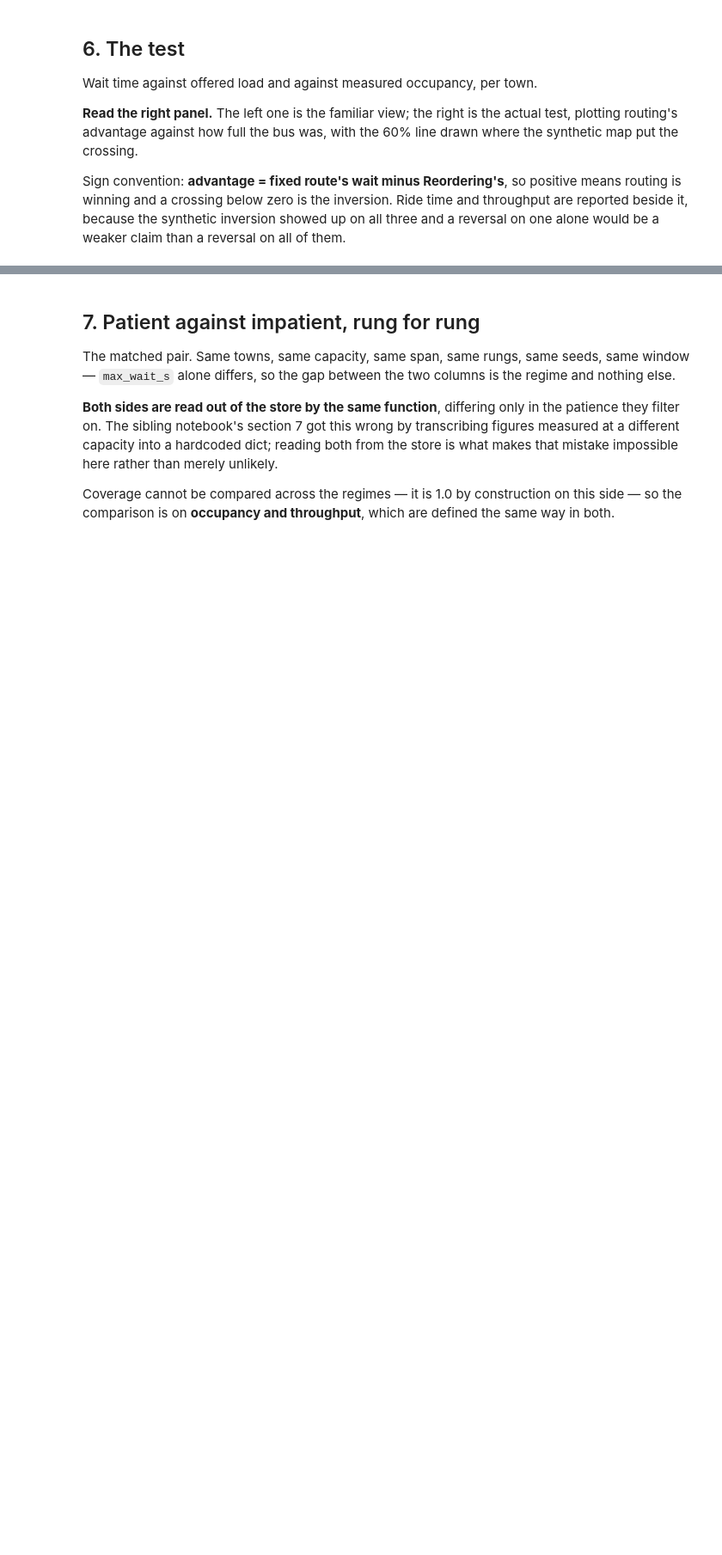
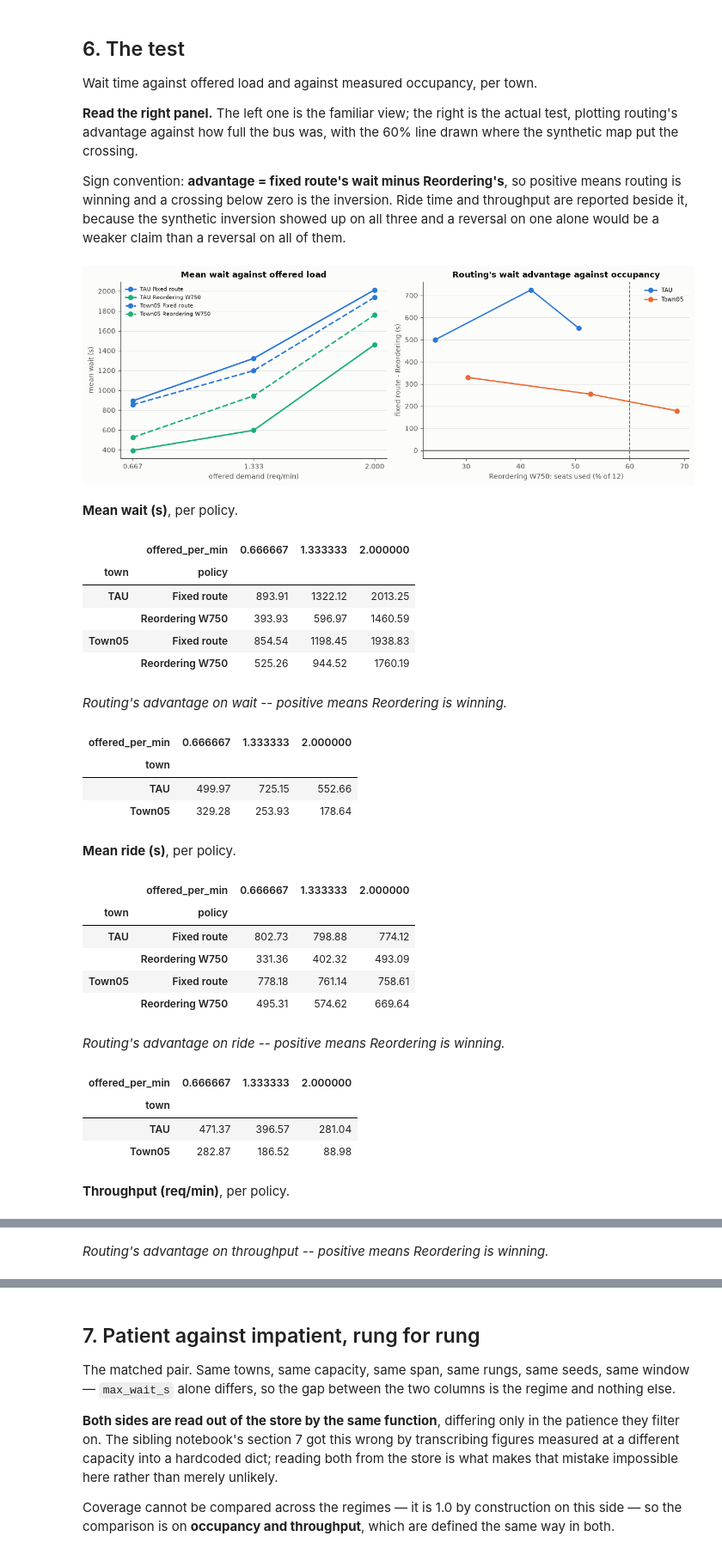
Before and after one commit to 3-kids-wearing-a-trenchcoat/autobus, a Jupyter notebook: notebooks/carla-sustained-load-patient.ipynb, the cells around one changed output, grey strips where cells are left out. Shown at 86% size. Drawn from its saved outputs; the diff is of its cells as text; code cells hidden in the pictures; blank space fills up the shorter version.

```diff
--- a/notebooks/carla-sustained-load-patient.ipynb
+++ b/notebooks/carla-sustained-load-patient.ipynb
@@ -102,6 +102,14 @@ PATIENCE = None
 # written inline so the two store filters cannot drift apart.
 IMPATIENT_PATIENCE = 750.0
 
+# Steering is versioned because it changes how long a leg takes. Named here
+# rather than written inline so the world this sweep records under and the
+# filter that reads it back cannot drift apart -- and so section 7 can ask
+# for a different one. NOTE: the impatient sibling's runs were recorded
+# under v1 and its notebook was bumped to v2 afterwards, so its declared tag
+# is not the tag its runs carry. Section 7 discovers the tag from the store.
+STEERING = "direct-drive-v2"
+
 # --- The runaway guard ---------------------------------------------------
 # Cut from the sibling's 40,000 s. With no give-up the drain after demand
 # stops is bounded only by this number, and a trial that cannot finish
@@ -249,7 +257,8 @@ plt.rcParams.update({
 })
 
 POLICY_COLOUR = {"Fixed route": SERIES[0], "Reordering W750": SERIES[2]}
-POLICY_LABELS = ["Fixed route", "Reordering W750"]
+BASELINE, CONTENDER = "Fixed route", "Reordering W750"
+POLICY_LABELS = [BASELINE, CONTENDER]
 POLICIES = [
     ("Fixed route", lambda g: FixedRoutePolicy(g)),
     ("Reordering W750",
@@ -374,7 +383,7 @@ def world_for(town: str, provider: CarlaMapProvider) -> dict:
         "no_rendering": True, "blueprint": "vehicle.volkswagen.t2_2021",
         "traffic_efficiency": provider.traffic_efficiency(),
         "speed_limits": speed_limit_tag(town),
-        "steering": "direct-drive-v2",
+        "steering": STEERING,
         "routing": "time-lane-change-v1",
     }
 
@@ -499,7 +494,8 @@ WARNING: No InMemoryMap cache found. Setting up local map. This may take a while
 # %% [markdown]
 ## 3. Collect
 # %%
-def collect(patience: float | None) -> pd.DataFrame:
+def collect(patience: float | None,
+            steering: str = STEERING) -> pd.DataFrame:
     """
     Read back every run belonging to one regime of this sweep.
 
@@ -510,6 +506,10 @@ def collect(patience: float | None) -> pd.DataFrame:
 
     :param patience: ``max_wait_s`` the runs were filed under: ``None`` for
         this notebook's patient runs, 750.0 for the impatient sibling's.
+    :param steering: Steering tag the runs were recorded under. Not
+        assumed to match this notebook's: runs are stamped with the tag
+        that was current when they ran, not the one their notebook
+        declares today.
     :return: One row per run.
     """
     records = [
@@ -519,7 +519,7 @@ def collect(patience: float | None) -> pd.DataFrame:
         and r.identity.world.get("npc_vehicles") == NPC_VEHICLES
         and r.identity.world.get("speed_limits") == speed_limit_tag(
             r.identity.world.get("town"))
-        and r.identity.world.get("steering") == "direct-drive-v2"
+        and r.identity.world.get("steering") == steering
         and r.identity.world.get("routing") == "time-lane-change-v1"
         and r.identity.trial.get("capacity") == CAPACITY
         and r.identity.trial.get("max_wait_s") == patience
@@ -741,11 +824,14 @@ def advantage(runs: pd.DataFrame, column: str,
     if not lower_is_better:
         gap = -gap
     out = gap.rename("advantage").reset_index()
-    # Occupancy of the busier arm at each rung: the inversion is about how
-    # full the bus is, and averaging both arms would blur a difference that
-    # is itself part of the story.
-    seats = saturation(runs).groupby(["town", "offered_per_min"])[
-        "seats_used"].max().rename("seats_used").reset_index()
+    # The CONTENDER's occupancy, not the busiest arm's. The hypothesis is
+    # about an insertion policy that cannot perform the plan it made
+    # because it is full, so its own occupancy is the axis. Taking a max
+    # over arms plots fixed route's occupancy here, which in this regime is
+    # the higher of the two and belongs to the policy not under test.
+    seats = saturation(runs)
+    seats = seats[seats["policy"] == CONTENDER][
+        ["town", "offered_per_min", "seats_used"]]
     return out.merge(seats, on=["town", "offered_per_min"])
 
 
@@ -777,31 +863,58 @@ else:
     axes[0].set_ylabel("mean wait (s)")
     axes[0].set_xticks(sorted(valid["offered_per_min"].unique()))
     axes[0].grid(axis="y")
     axes[0].set_axisbelow(True)
     axes[0].legend(fontsize=7)
 
     axes[1].axhline(0, lw=1.1, color=INK_SOFT)
     axes[1].axvline(INVERSION_OCCUPANCY, ls="--", lw=1.1, color=INK_SOFT)
     axes[1].set_title("Routing's wait advantage against occupancy")
-    axes[1].set_xlabel(f"seats used (% of {CAPACITY})")
+    axes[1].set_xlabel(f"{CONTENDER}: seats used (% of {CAPACITY})")
     axes[1].set_ylabel("fixed route - Reordering (s)")
     axes[1].grid(axis="y")
     axes[1].set_axisbelow(True)
     axes[1].legend(fontsize=8)
     figure.tight_layout()
     plt.show()
 
     for column, label, lower in (("wait", "Mean wait (s)", True),
                                  ("ride", "Mean ride (s)", True),
                                  ("throughput", "Throughput (req/min)",
                                   False)):
         display(Markdown(f"**{label}**, per policy."))
         display(valid.pivot_table(index=["town", "policy"],
                                   columns="offered_per_min",
                                   values=column).round(2))
         gap = advantage(valid, column, lower_is_better=lower)
         display(Markdown(
             f"_Routing's advantage on {column} -- positive means "
             "Reordering is winning._"))
         display(gap.pivot_table(index="town", columns="offered_per_min",
                                 values="advantage").round(2))
+# %% [output]
+[figure, added]
+**Mean wait (s)**, per policy.
+|  | offered_per_min | 0.666667 | 1.333333 | 2.000000 |
+| town | policy |  |  |  |
+| TAU | Fixed route | 893.91 | 1322.12 | 2013.25 |
+|  | Reordering W750 | 393.93 | 596.97 | 1460.59 |
+| Town05 | Fixed route | 854.54 | 1198.45 | 1938.83 |
+|  | Reordering W750 | 525.26 | 944.52 | 1760.19 |
+_Routing's advantage on wait -- positive means Reordering is winning._
+| offered_per_min | 0.666667 | 1.333333 | 2.000000 |
+| town |  |  |  |
+| TAU | 499.97 | 725.15 | 552.66 |
+| Town05 | 329.28 | 253.93 | 178.64 |
+**Mean ride (s)**, per policy.
+|  | offered_per_min | 0.666667 | 1.333333 | 2.000000 |
+| town | policy |  |  |  |
+| TAU | Fixed route | 802.73 | 798.88 | 774.12 |
+|  | Reordering W750 | 331.36 | 402.32 | 493.09 |
+| Town05 | Fixed route | 778.18 | 761.14 | 758.61 |
+|  | Reordering W750 | 495.31 | 574.62 | 669.64 |
+_Routing's advantage on ride -- positive means Reordering is winning._
+| offered_per_min | 0.666667 | 1.333333 | 2.000000 |
+| town |  |  |  |
+| TAU | 471.37 | 396.57 | 281.04 |
+| Town05 | 282.87 | 186.52 | 88.98 |
+**Throughput (req/min)**, per policy.
@@ -807,0 +927 @@ else:
+_Routing's advantage on throughput -- positive means Reordering is winning._
```
Also changed, not shown: parts of 8 cells of this notebook.
